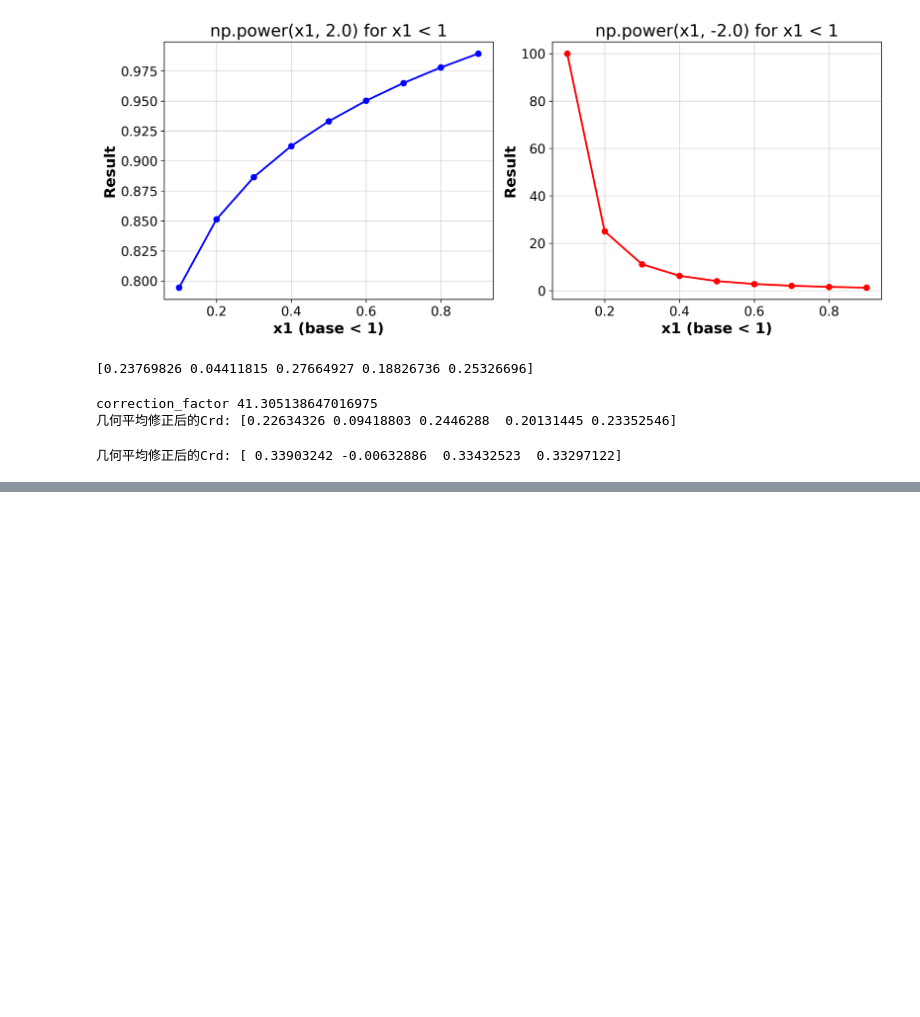
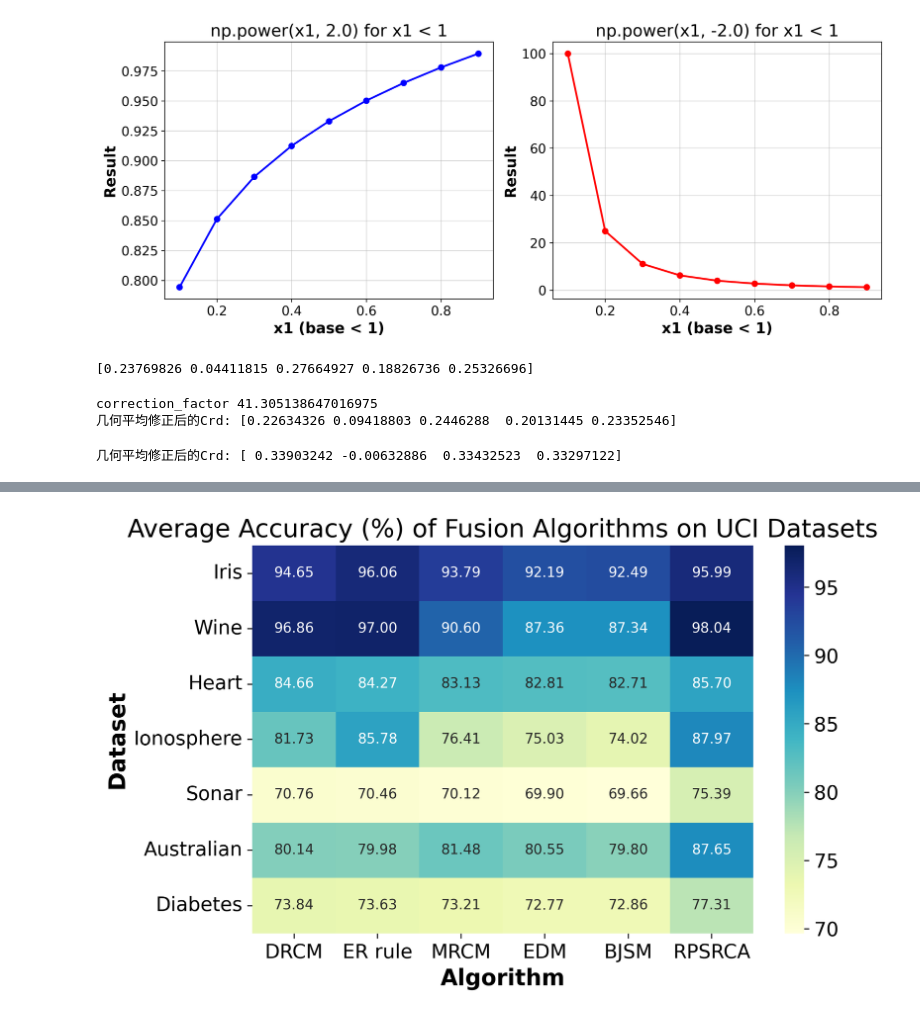
Before and after one commit to bitofbing/DS, a Jupyter notebook: owa_distance_fused.ipynb, the cells around one changed output, grey strips where cells are left out. Saved outputs shown, nothing was run; the diff lists cells and outputs as text; code cells hidden in the pictures; blank space fills up the shorter version.

```diff
--- a/owa_distance_fused.ipynb
+++ b/owa_distance_fused.ipynb
@@ -2212,0 +2329,15 @@ print("几何平均修正后的Crd:", adjusted_Crd)
+# %%
+import seaborn as sns
+import pandas as pd
+import matplotlib.pyplot as plt
+df = pd.DataFrame(means, index=datasets, columns=algorithms)
+
+plt.figure(figsize=(8,5))
+sns.heatmap(df, annot=True, fmt=".2f", cmap="YlGnBu")
+plt.title("Average Accuracy (%) of Fusion Algorithms on UCI Datasets")
+plt.xlabel("Algorithm")
+plt.ylabel("Dataset")
+plt.tight_layout()
+plt.show()
+# %% [output]
+[figure, added]
```
Also changed, not shown: parts of 9 cells of this notebook, 26 other files.
